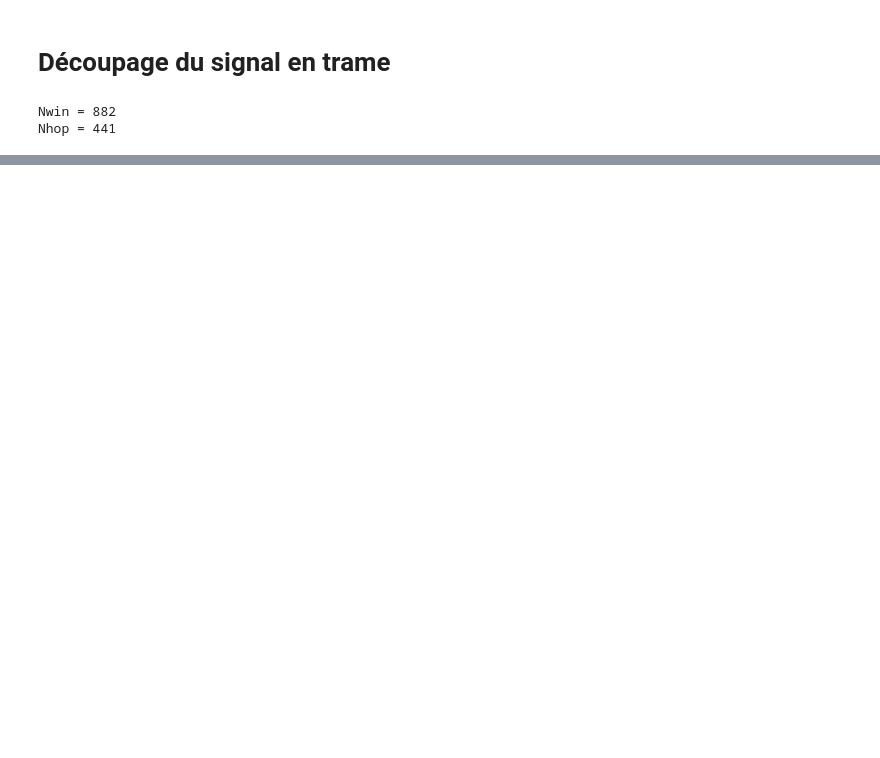
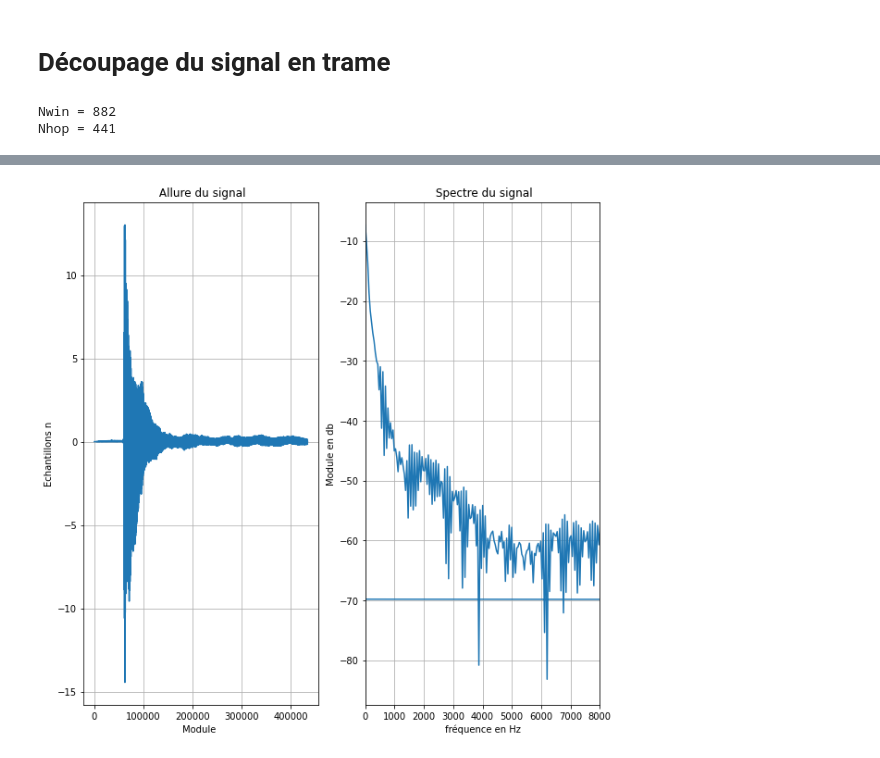
Before and after one commit to Intelligent-Systems-MSc/audio-project-trinome8-toolbox-1-1, a Jupyter notebook: Notebook_projet_Son_Talkbox.ipynb, the cells around one changed output, grey strips where cells are left out. Saved outputs shown, nothing was run; the diff lists cells and outputs as text; code cells hidden in the pictures; blank space fills up the shorter version.

```diff
--- a/Notebook_projet_Son_Talkbox.ipynb
+++ b/Notebook_projet_Son_Talkbox.ipynb
@@ -176,5 +280,0 @@ def Hf(f, T, trame):
-# %%
-h = np.zeros((ak.shape[0], 1024))
-f = np.linspace(-Fe/2,Fe/2, 1024)
-for t in range(len(h)):
-  h[t] = Hf(f, 1/Fe, ak[t])
@@ -198,3 +280,0 @@ q = calcul_energie(sf, ak)
-# %%
-for i in range(len(ak)):
-  ak[i] = ak[i]*q[i]
@@ -290,0 +283,4 @@ display(Audio(x_vect, rate=Fe))
+# %%
+# Récupérer le meme nombre de trame que le signal vocal et normaliser le signal musical
+music_trame = music_trame[0:491]/music_trame.max()
+music_trame.shape
@@ -290,0 +289,7 @@ display(Audio(x_vect, rate=Fe))
+# %%
+# Convolution
+signal_filtre2 = conv2(music_trame, 1000*ak)
+
+# Reconstruction du signal
+x_vect2 = reconstruct_signal(signal_filtre2, Nwin, Nhop)
+display(Audio(x_vect2, rate=Fe2))
@@ -290,0 +298,25 @@ display(Audio(x_vect, rate=Fe))
+# %%
+def plot(signal,Fe = 44100, nfft=1024):
+  plt.figure(figsize=(10,10))
+  # Allure temporelle
+  plt.subplot(121)
+  plt.plot(signal)
+  plt.xlabel("Module ")
+  plt.ylabel("Echantillons n")
+  plt.title(" Allure du signal")
+  plt.grid()
+
+  # Spectre
+  xf = np.fft.fft(signal, nfft)
+  f = np.fft.fftfreq(nfft, 1/Fe)
+  plt.subplot(122)
+  plt.plot(f, 20*np.log10(np.abs(xf)))
+  plt.xlabel("fréquence en Hz")
+  plt.ylabel("Module en db")
+  plt.title(" Spectre du signal")
+  plt.xlim((0,8000))
+  plt.grid()
+
+plot(x_vect2)
+# %% [output]
+[figure, added]
```
Also changed, not shown: parts of 45 cells of this notebook.
